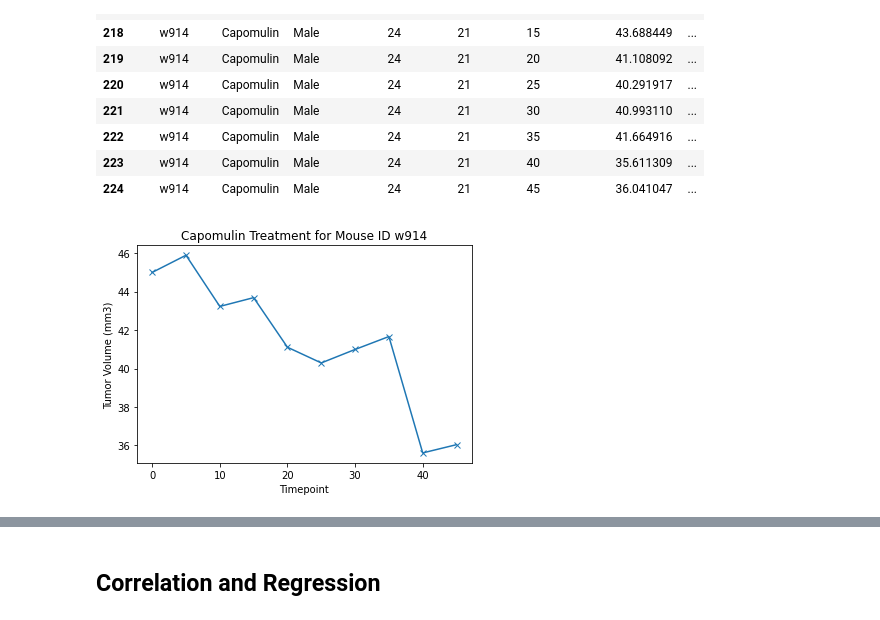
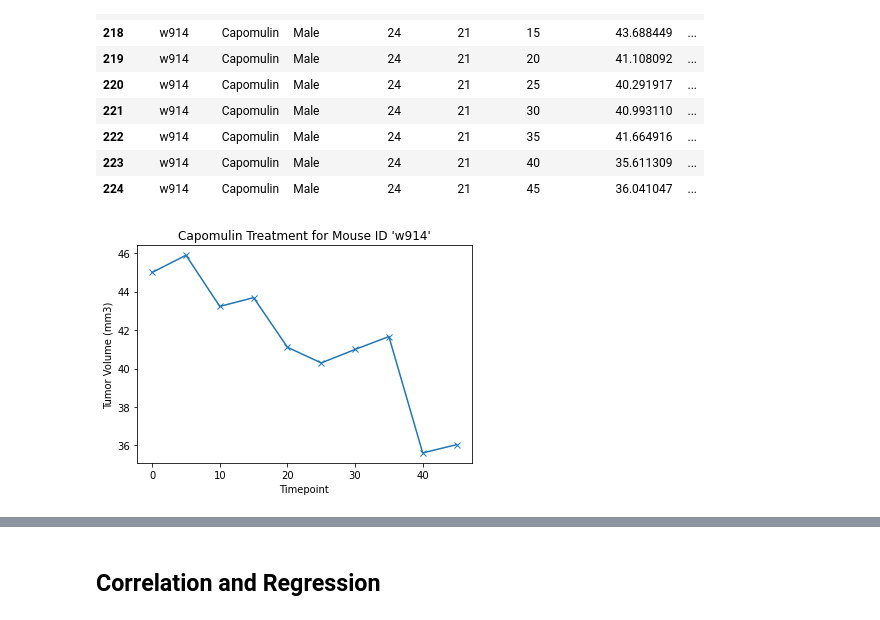
Before and after one commit to clairewkh/Matplotlib-Challenge, a Jupyter notebook: pymaceuticals_starter.ipynb, the cells around one changed output, grey strips where cells are left out. Cells and saved outputs as stored; diff of their text form; code cells hidden in the pictures.

```diff
--- a/pymaceuticals_starter.ipynb
+++ b/pymaceuticals_starter.ipynb
@@ -3,4 +5,5 @@
 # %%
+
 # Dependencies and Setup
 import matplotlib.pyplot as plt
 import pandas as pd
@@ -16,7 +19,7 @@ mouse_metadata = pd.read_csv(mouse_metadata_path)
 study_results = pd.read_csv(study_results_path)
 
 # Combine the data into a single dataset
-mouse_com = pd.merge(mouse_metadata, study_results, how="outer", on=["Mouse ID", "Mouse ID"])
+mouse_com = pd.merge(mouse_metadata, study_results, how="outer", on=["Mouse ID"])
 
 
 # Display the data table for preview
@@ -191,9 +351,9 @@ capomulin_w914
 | 224 | w914 | Capomulin | Male | 24 | 21 | 45 | 36.041047 | ... |
 # %%
 plt.plot(capomulin_w914['Timepoint'],capomulin_w914['Tumor Volume (mm3)'],marker = 'x')
-plt.title("Capomulin Treatment for Mouse ID w914")
+plt.title("Capomulin Treatment for Mouse ID 'w914'")
 plt.xlabel('Timepoint')
 plt.ylabel('Tumor Volume (mm3)')
 plt.show()
 # %% [output]
-[figure, old version]
+[figure, new version]
```
Also changed, not shown: parts of 13 cells of this notebook.
